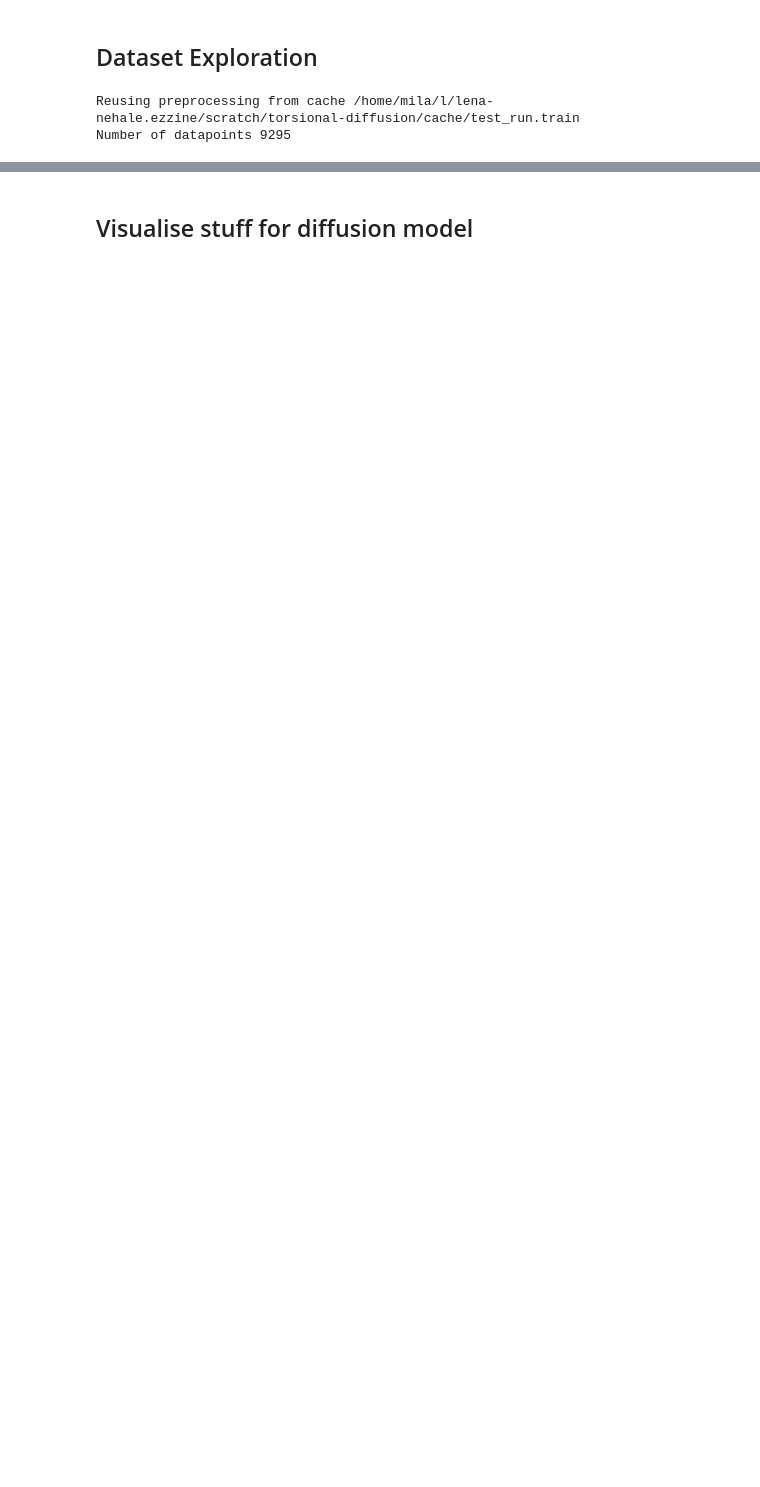
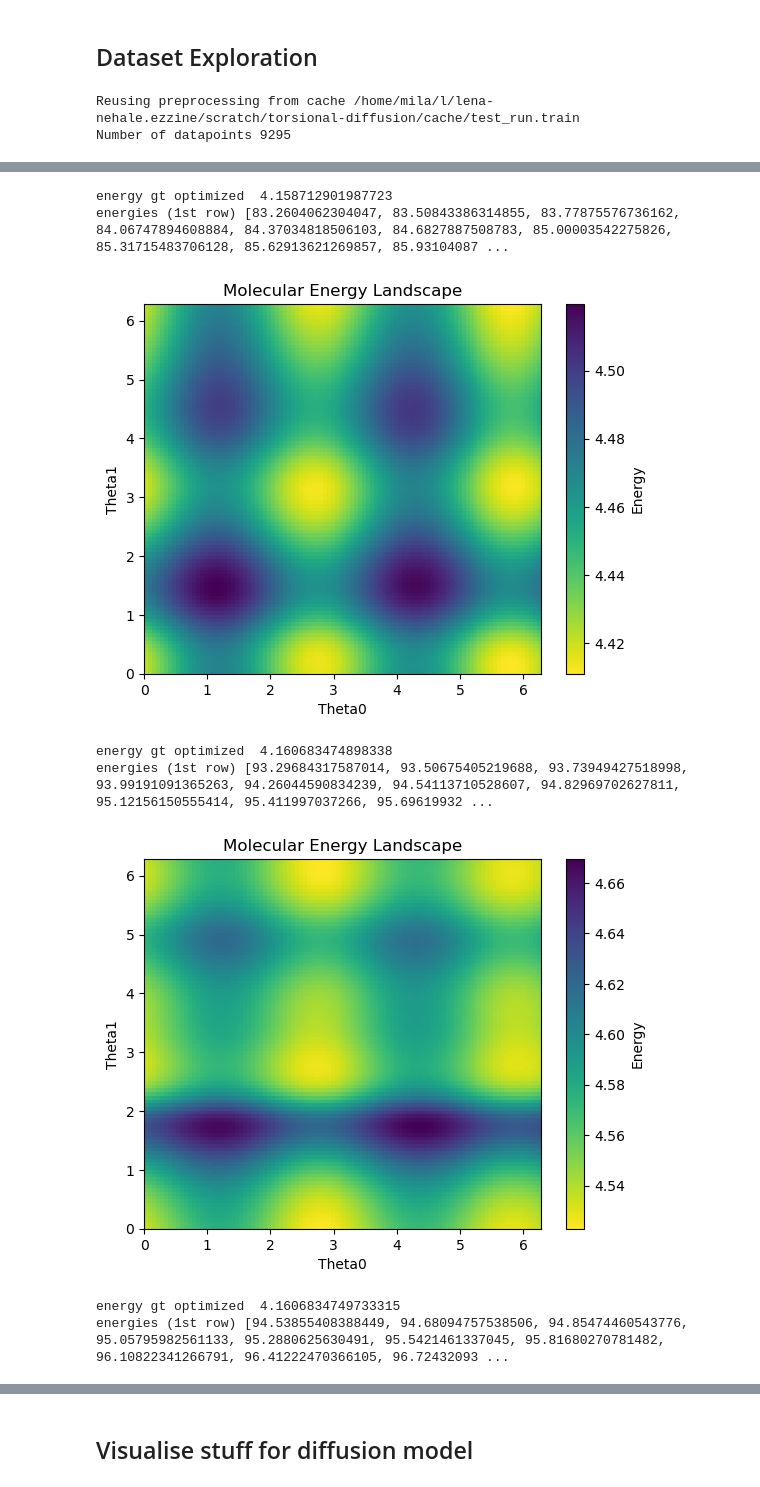
Before and after one commit to LenaNehale/torsional-diffusion, a Jupyter notebook: playground.ipynb, the cells around one changed output, grey strips where cells are left out. Cells and saved outputs as stored; diff of their text form; code cells hidden in the pictures; blank space fills up the shorter version.

```diff
--- a/playground.ipynb
+++ b/playground.ipynb
@@ -360,0 +323,10 @@ smis ['CCOC(=O)c1ccc(N2NC(=O)_C(=C_c3ccc([N+](=O)[O-])o3)C2=O)cc1', 'COc1cccc(C(
+# %%
+ix_smi = 100
+datapoint = dataset.datapoints[ix_smi]
+data = copy.deepcopy(datapoint)
+gt_energies = []
+for ix in range(len(data.pos)): # for each different values of bond lenghts and angles from ground truth data
+    data.pos, data.weights = datapoint.pos[ix], datapoint.weights[ix]
+    mol = pyg_to_mol(data.mol, data, mmff=False, rmsd=True, copy=True)
+    gt_energies.append(mmff_energy(mol))
+gt_energies
@@ -360,0 +351,26 @@ smis ['CCOC(=O)c1ccc(N2NC(=O)_C(=C_c3ccc([N+](=O)[O-])o3)C2=O)cc1', 'COc1cccc(C(
+# %%
+ix_smi = np.randon.randint(0, len(dataset.datapoints))
+
+datapoint = dataset.datapoints[ix_smi]
+data = copy.deepcopy(datapoint)
+for ix in range(len(data.pos)): # for each different values of bond lenghts and angles from ground truth data
+    data.pos, data.weights = datapoint.pos[ix], datapoint.weights[ix]
+    print('energy gt optimized ', np.log(mmff_energy(pyg_to_mol(data.mol, data, mmff=True, rmsd=True, copy=True))))
+    energy_landscape = get_2dheatmap_array(data,ix0=0, ix1=2)
+    #plot heatmap
+    plt.figure()
+    plt.imshow(np.log(energy_landscape), extent=[0, 2 * np.pi, 0, 2 * np.pi], origin='lower', aspect='auto', cmap='viridis_r')
+    plt.colorbar(label='Energy')
+    plt.xlabel('Theta0')
+    plt.ylabel('Theta1')
+    plt.title('Molecular Energy Landscape')
+    plt.show()
+# %% [output]
+energy gt optimized  4.158712901987723
+energies (1st row) [83.2604062304047, 83.50843386314855, 83.77875576736162, 84.06747894608884, 84.37034818506103, 84.6827887508783, 85.00003542275826, 85.31715483706128, 85.62913621269857, 85.93104087 ...
+[figure, added]
+energy gt optimized  4.160683474898338
+energies (1st row) [93.29684317587014, 93.50675405219688, 93.73949427518998, 93.99191091365263, 94.26044590834239, 94.54113710528607, 94.82969702627811, 95.12156150555414, 95.411997037266, 95.69619932 ...
+[figure, added]
+energy gt optimized  4.1606834749733315
+energies (1st row) [94.53855408388449, 94.68094757538506, 94.85474460543776, 95.05795982561133, 95.2880625630491, 95.5421461337045, 95.81680270781482, 96.10822341266791, 96.41222470366105, 96.72432093 ...
```
Also changed, not shown: parts of 33 cells of this notebook, 8 other files.
